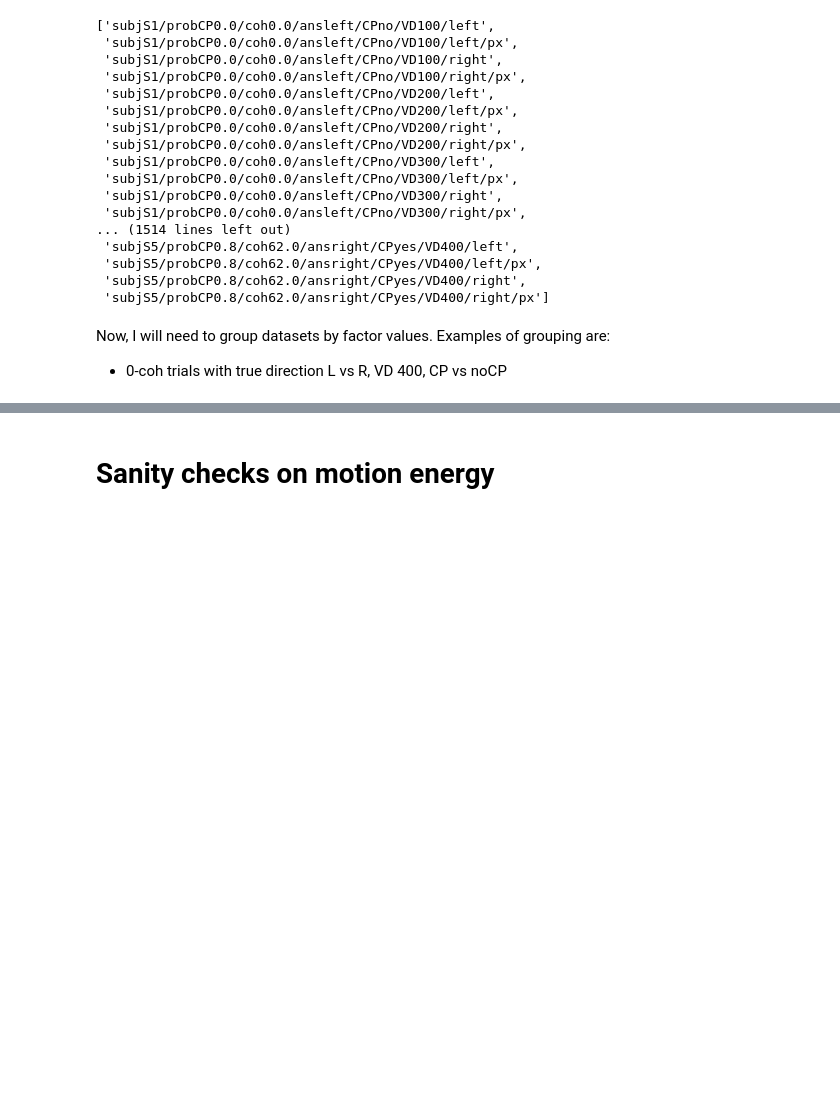
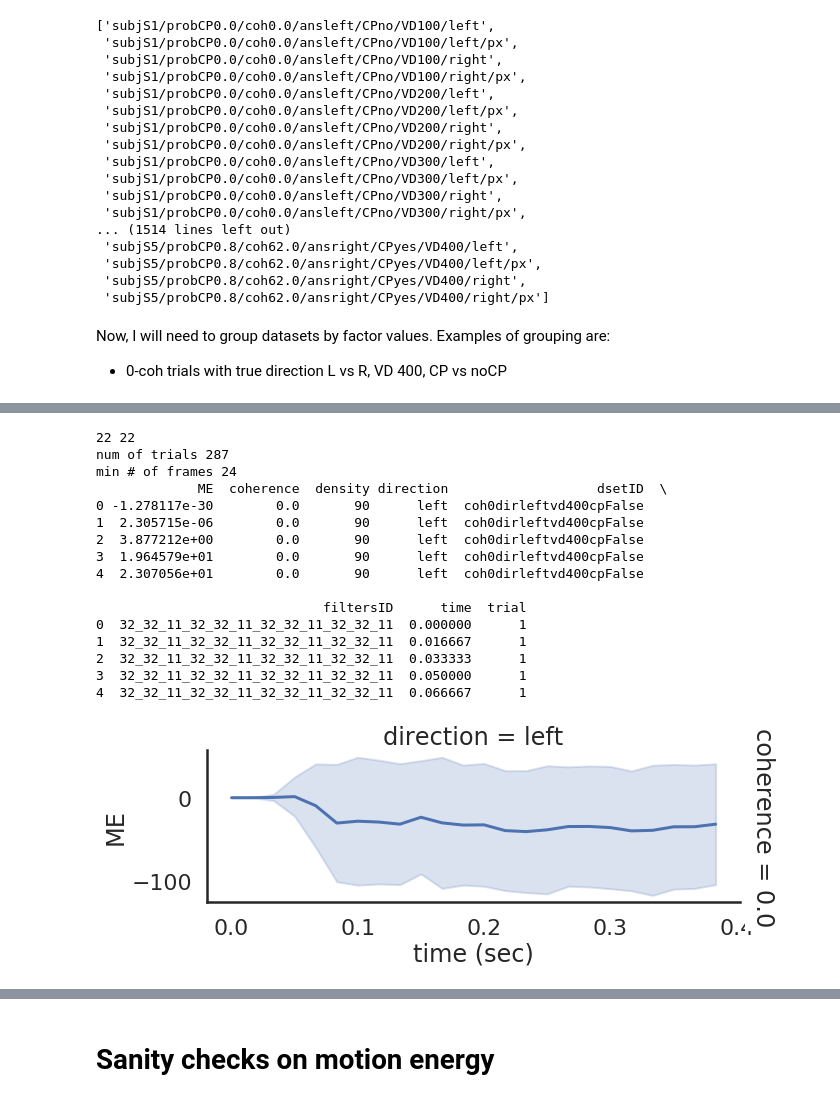
Before and after one commit to aernesto/motion_energy_Adrian, a Jupyter notebook: Python/notebooks/ME_pilot_summer_2019_II.ipynb, the cells around one changed output, grey strips where cells are left out. Cells and saved outputs as stored; diff of their text form; code cells hidden in the pictures; blank space fills up the shorter version.

Commit message:
plot coh-0 ME by true direction

```diff
--- a/Python/notebooks/ME_pilot_summer_2019_II.ipynb
+++ b/Python/notebooks/ME_pilot_summer_2019_II.ipynb
@@ -91,3 +70,6 @@ for l1 in database_info.keys():
+# %%
+file_path = '/home/adrian/SingleCP_DotsReversal/processed/pilot_v3.h5'
+object_names, database_info = my_me.get_object_names_in_db(file_path)
 # %%
 pprint.pprint(object_names)
 # %% [output]
@@ -111,16 +93,3 @@ pprint.pprint(object_names)
 # %% [markdown]
 Now, I will need to group datasets by factor values. Examples of grouping are:
 - 0-coh trials with true direction L vs R, VD 400, CP vs noCP
-# %%
-vals = {k: None for k in ['subject', 'pcp', 'coh', 'ans', 'cp', 'vd', 'dir']}
-my_round = (lambda x: str(round(float(x), 1)))
-maps = {
-    'subject': {i: 'subjS' + str(i) for i in [1, 2, 3, 4, 5]},
-    'pcp': {k: 'probCP' + my_round(k) for k in [0, 0.2, 0.5, 0.8]},
-    'coh': {0: 'coh0.0', 100: 'coh100.0', 'fcn': my_round},
-    'ans': {'l': 'ansleft', 'r': 'ansright'},
-    'cp': {True: 'CPyes', False: 'CPno'},
-    'vd': {k: 'VD' + str(k) for k in [100, 200, 300, 400]},
-    'dir': {k: '/' + k for k in ['left', 'right']}
-}
-pprint.pprint(maps)
@@ -164,2 +95,0 @@ def get_names(restr_vals, name_list):
-# %%
-g, d = get_names({'ans': ['l'], 'coh': [0], 'dir': ['left'], 'vd': [400], 'cp': [False]}, object_names)
@@ -339,0 +96,62 @@ Step 5 completed
+# %%
+"""
+recall maps in my_me.get_group_names()
+
+{'ans': {'l': 'ansleft', 'r': 'ansright'},
+ 'coh': {0: 'coh0.0',
+         100: 'coh100.0',
+         'fcn': <function <lambda> at 0x7fd422cf08c8>},
+ 'cp': {False: 'CPno', True: 'CPyes'},
+ 'dir': {'left': '/left', 'right': '/right'},
+ 'pcp': {0: 'probCP0.0', 0.2: 'probCP0.2', 0.5: 'probCP0.5', 0.8: 'probCP0.8'},
+ 'subject': {1: 'subjS1', 2: 'subjS2', 3: 'subjS3', 4: 'subjS4', 5: 'subjS5'},
+ 'vd': {100: 'VD100', 200: 'VD200', 300: 'VD300', 400: 'VD400'}}
+"""
+
+# here I define a specific dataset that I want to extract
+dset_def = {
+    'coh': [0],
+    'dir': ['left'],
+    'vd': [400],
+    'cp': [False]
+}
+group_names, dset_names = my_me.get_names(dset_def, object_names)
+print(len(dset_names),len(group_names))
+dots = my_me.extract_list_arrays(group_names, dset_names, 50, file_path)
+print('num of trials', len(dots))
+# truncate to minimum number of frames
+min_num_frames = min(k.shape[2] for k in dots)
+print('min # of frames', min_num_frames)
+dots = [d[:,:,:min_num_frames] for d in dots]
+# pprint.pprint([d.shape for d in dots])
+agg_df = my_me.build_me_df(database_info, group_names, dots, dset_def)
+print(agg_df.head())
+
+# PLOT
+# somehow in this cell I had to call again these 3 commands
+plt.rcParams["figure.figsize"] = (16, 25) # (w, h) # figure size
+
+with sns.axes_style("white"):
+    g = sns.FacetGrid(agg_df, row="coherence", col="direction", margin_titles=True, height=4, aspect=2.5)
+g.map(sns.lineplot, "time", "ME", ci="sd");
+g.set_axis_labels("time (sec)", "ME");
+# g.set(xticks=[10, 30, 50], yticks=[2, 6, 10]);
+# g.fig.subplots_adjust(wspace=20, hspace=.2);def build_me_df(database_info, group_names, dots):
+# %% [output]
+22 22
+num of trials 287
+min # of frames 24
+             ME  coherence  density direction                   dsetID  \
+0 -1.278117e-30        0.0       90      left  coh0dirleftvd400cpFalse
+1  2.305715e-06        0.0       90      left  coh0dirleftvd400cpFalse
+2  3.877212e+00        0.0       90      left  coh0dirleftvd400cpFalse
+3  1.964579e+01        0.0       90      left  coh0dirleftvd400cpFalse
+4  2.307056e+01        0.0       90      left  coh0dirleftvd400cpFalse
+
+                             filtersID      time  trial
+0  32_32_11_32_32_11_32_32_11_32_32_11  0.000000      1
+1  32_32_11_32_32_11_32_32_11_32_32_11  0.016667      1
+2  32_32_11_32_32_11_32_32_11_32_32_11  0.033333      1
+3  32_32_11_32_32_11_32_32_11_32_32_11  0.050000      1
+4  32_32_11_32_32_11_32_32_11_32_32_11  0.066667      1
+[figure, added]
```
Also changed, not shown: parts of 46 cells of this notebook, 1 other file.
